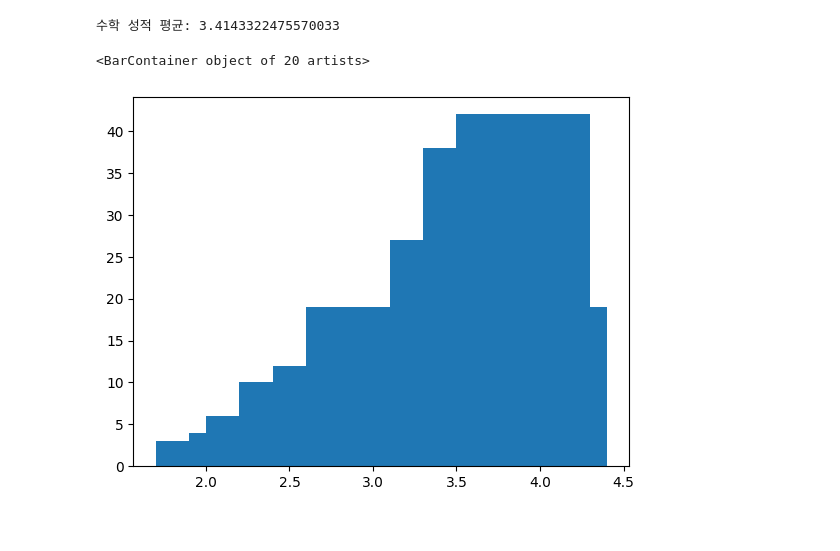
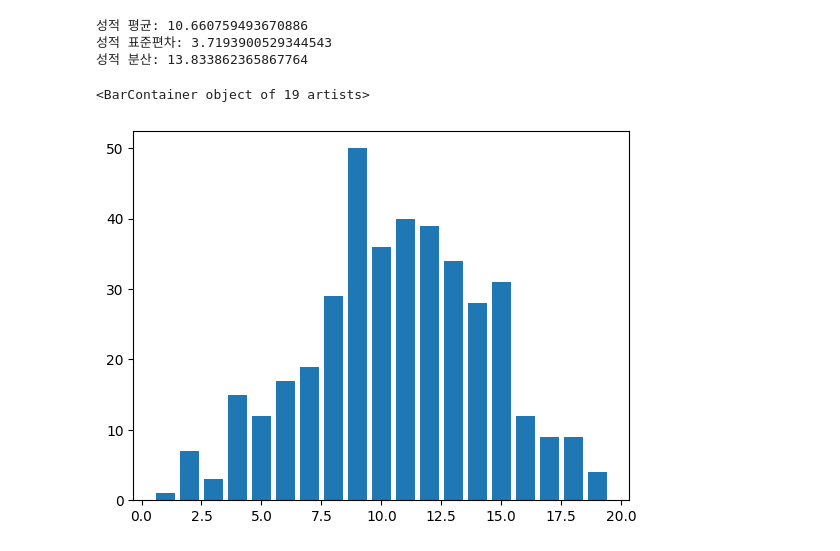
Before and after one commit to jhay20ng/UpData, a Jupyter notebook: EDA_ex1.ipynb, the cells around one changed output. Saved outputs shown, nothing was run; the diff lists cells and outputs as text; code cells hidden in the pictures.

```diff
--- a/EDA_ex1.ipynb
+++ b/EDA_ex1.ipynb
@@ -6,6 +68,6 @@
 import numpy as np
 import pandas as pd
 
-df = pd.read_csv('https://raw.githubusercontent.com/ShapeLab/ZooidsCompositePhysicalizations/master/Zooid_Vis/bin/data/student-dataset.csv', sep=',')
+df = pd.read_csv('https://raw.githubusercontent.com/jhay20ng/UpData/main/student_data.csv', sep=',')
 df.head()
 # %% [output]
@@ -18,10 +174,14 @@ df.head()
 # %%
 import matplotlib.pyplot as plt
-# 수학 성적 평균
-print('수학 성적 평균:', df['math.grade'].mean())
-# 수학 성적 도수 분포표
-plt.bar(df['math.grade'].value_counts().index, df['math.grade'].value_counts().values)
+# 성적 grade 평균 / 표준편차 / 분산
+print('성적 평균:', df['grade'].mean())
+print('성적 표준편차:', df['grade'].std())
+print('성적 분산:', df['grade'].var())
+# 성적 도수 분포표
+plt.bar(df['grade'].value_counts().index, df['grade'].value_counts().values)
 # %% [output]
-수학 성적 평균: 3.4143322475570033
+성적 평균: 10.660759493670886
+성적 표준편차: 3.7193900529344543
+성적 분산: 13.833862365867764
-<BarContainer object of 20 artists>
+<BarContainer object of 19 artists>
-[figure, old version]
+[figure, new version]
```
Also changed, not shown: parts of 11 cells of this notebook.
